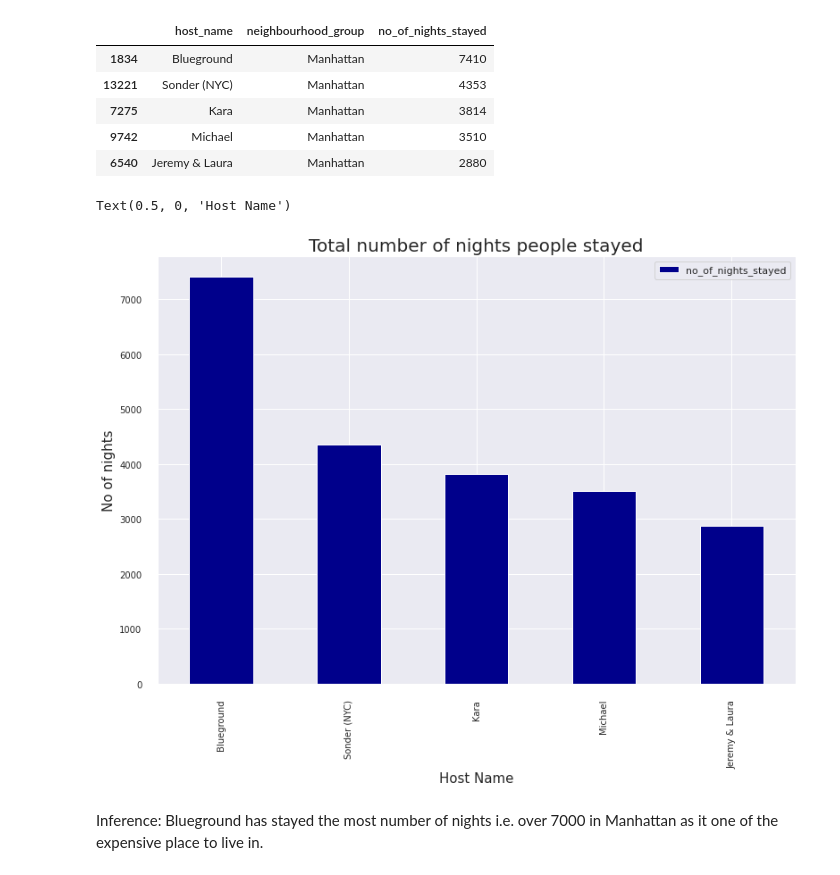
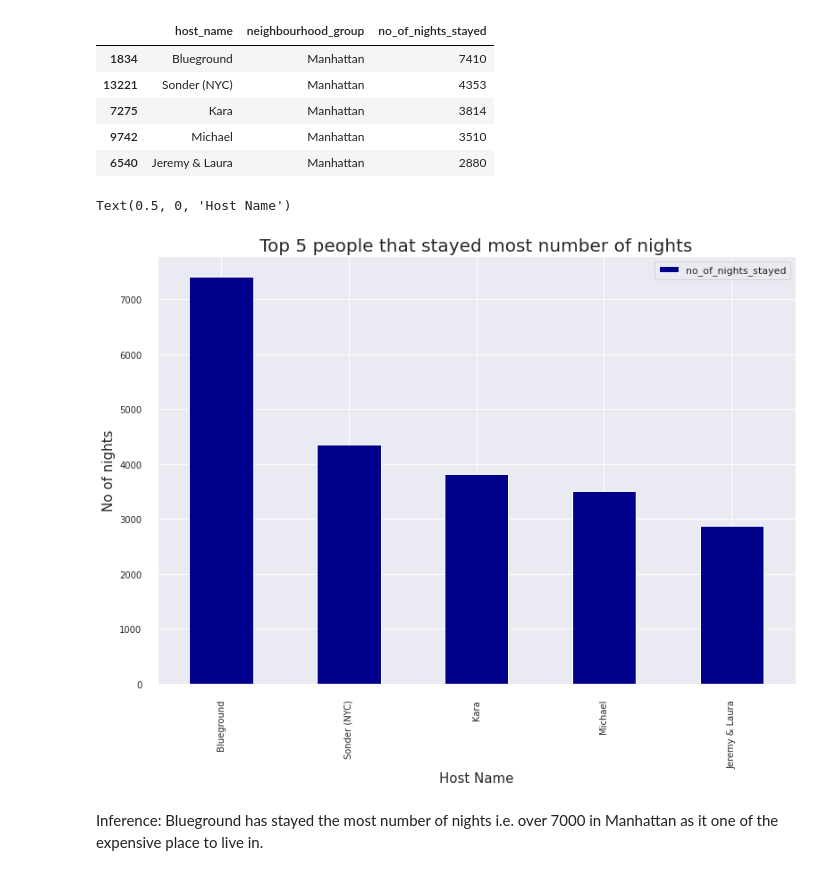
Before and after one commit to codeboy47/airbnb-booking-analysis, a Jupyter notebook: Akshit_Singh_Notebook.ipynb, the cells around one changed output. Saved outputs shown, nothing was run; the diff lists cells and outputs as text; code cells hidden in the pictures.

```diff
--- a/Akshit_Singh_Notebook.ipynb
+++ b/Akshit_Singh_Notebook.ipynb
@@ -274,18 +274,18 @@ host_reviews_per_month
 | 6540 | Jeremy & Laura | Manhattan | 2880 |
 # %%
 # setting aesthetics for creating a bar chart
-ax = host_reviews_per_month[['host_name', 'no_of_nights_stayed']].set_index('host_name').plot.bar(
+graph = host_reviews_per_month[['host_name', 'no_of_nights_stayed']].set_index('host_name').plot.bar(
     linewidth = 1,
     color = 'darkblue',
     linestyle = 'solid',
     fontsize = 10
 )
-ax.set_title('Total number of nights people stayed', fontsize = 20)
-ax.set_ylabel('No of nights', fontsize = 15)
-ax.set_xlabel('Host Name', fontsize = 15)
+graph.set_title('Top 5 people that stayed most number of nights', fontsize = 20)
+graph.set_ylabel('No of nights', fontsize = 15)
+graph.set_xlabel('Host Name', fontsize = 15)
 # %% [output]
 Text(0.5, 0, 'Host Name')
-[figure, old version]
+[figure, new version]
 # %% [markdown]
 Inference:
 Blueground has stayed the most number of nights i.e. over 7000 in Manhattan as it one of the expensive place to live in.
```
Also changed, not shown: parts of 12 cells of this notebook.
